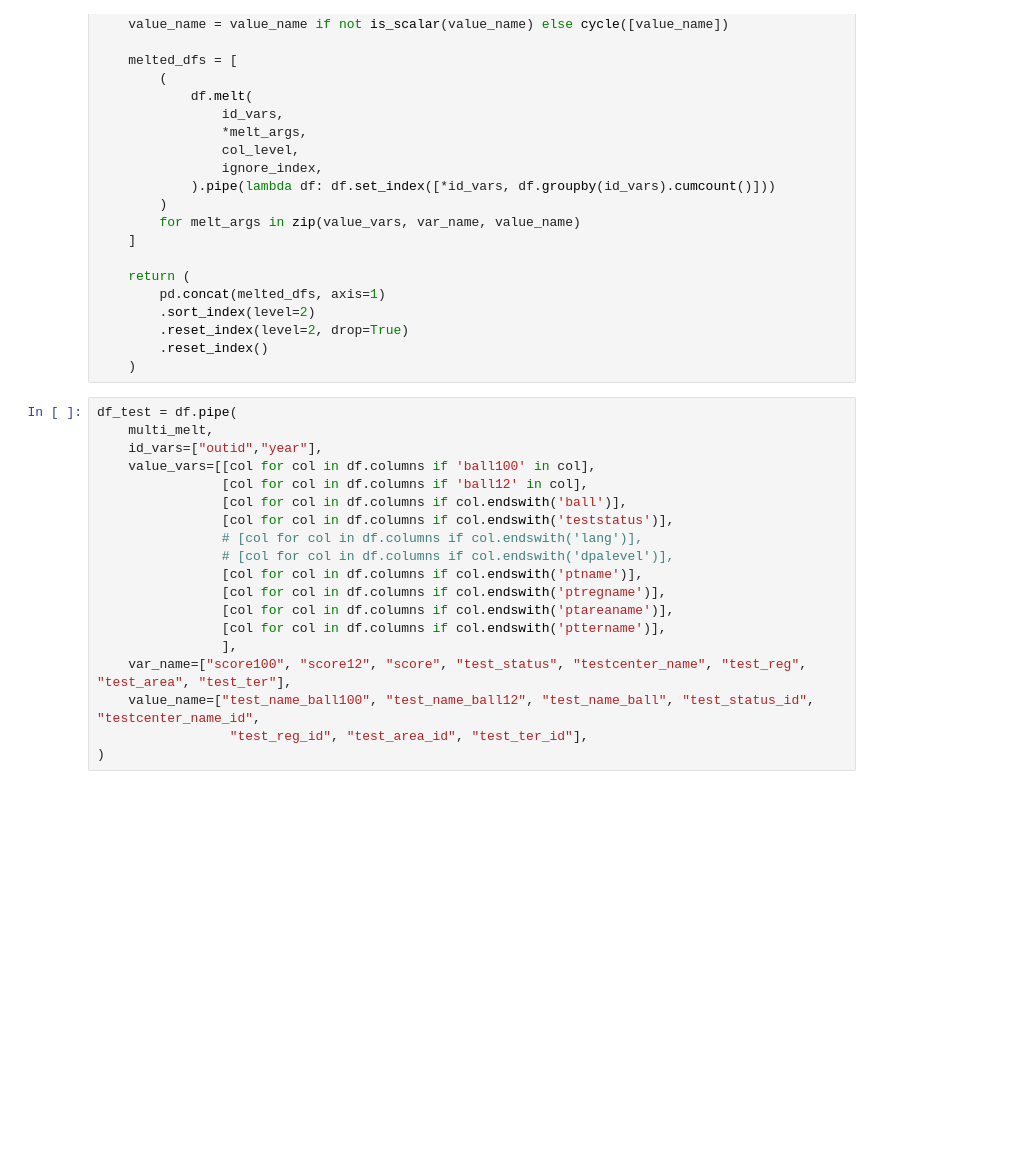
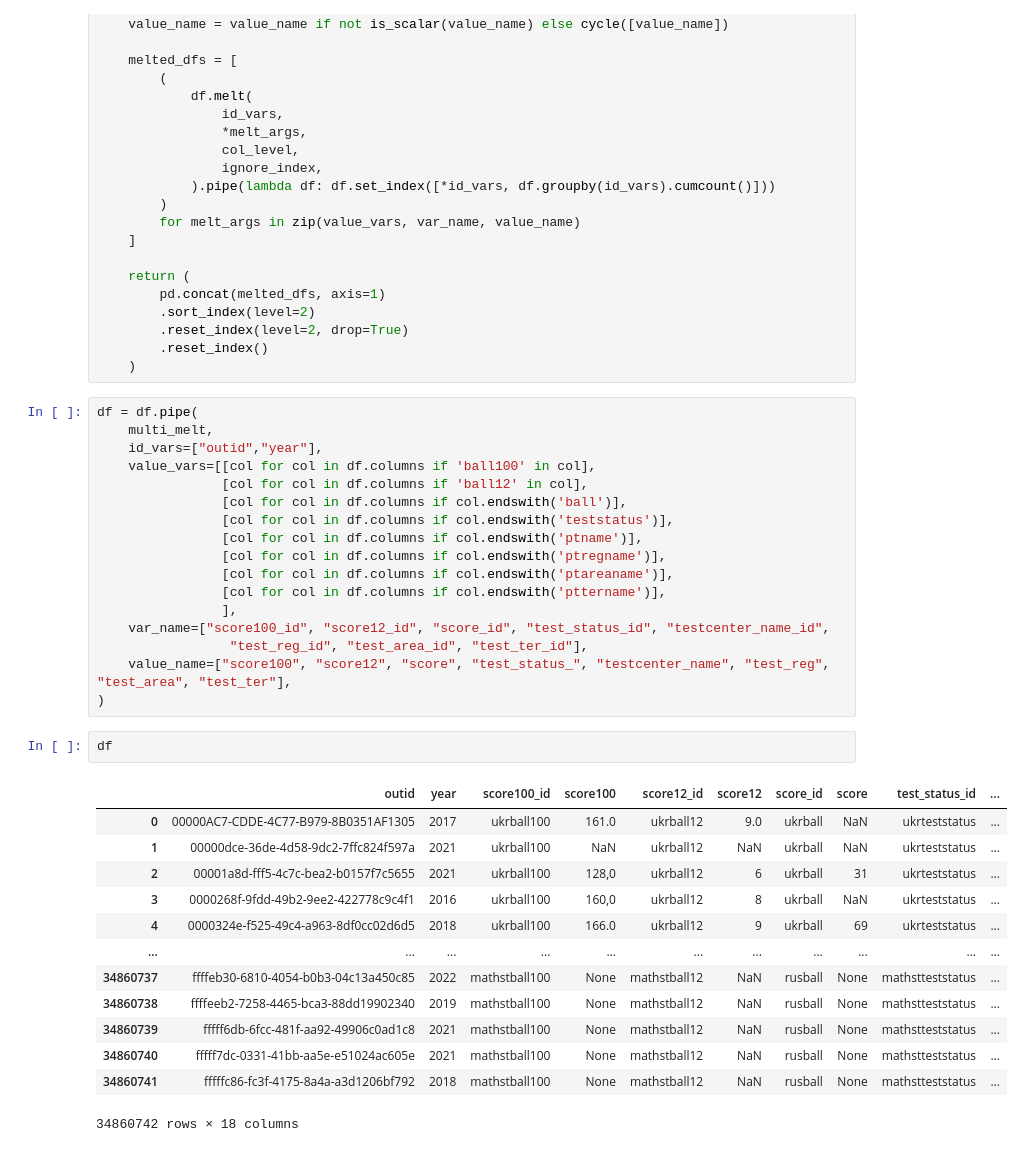
Before and after one commit to DataResponsibly/ZNO-Dataset, a Jupyter notebook: notebooks/tables_creation/Students_Take_Tests.ipynb, the cells around one changed output. Cells and saved outputs as stored; diff of their text form; blank space fills up the shorter version.

```diff
--- a/notebooks/tables_creation/Students_Take_Tests.ipynb
+++ b/notebooks/tables_creation/Students_Take_Tests.ipynb
@@ -200,22 +227,36 @@ def multi_melt(
         .reset_index()
     )
 # %%
-df_test = df.pipe(
+df = df.pipe(
     multi_melt,
     id_vars=["outid","year"],
     value_vars=[[col for col in df.columns if 'ball100' in col],
                 [col for col in df.columns if 'ball12' in col],
                 [col for col in df.columns if col.endswith('ball')],
                 [col for col in df.columns if col.endswith('teststatus')],
-                # [col for col in df.columns if col.endswith('lang')],
-                # [col for col in df.columns if col.endswith('dpalevel')],
                 [col for col in df.columns if col.endswith('ptname')],
                 [col for col in df.columns if col.endswith('ptregname')],
                 [col for col in df.columns if col.endswith('ptareaname')],
                 [col for col in df.columns if col.endswith('pttername')],
                 ],
-    var_name=["score100", "score12", "score", "test_status", "testcenter_name", "test_reg", "test_area", "test_ter"],
-    value_name=["test_name_ball100", "test_name_ball12", "test_name_ball", "test_status_id", "testcenter_name_id",
+    var_name=["score100_id", "score12_id", "score_id", "test_status_id", "testcenter_name_id",
                  "test_reg_id", "test_area_id", "test_ter_id"],
+    value_name=["score100", "score12", "score", "test_status_", "testcenter_name", "test_reg", "test_area", "test_ter"],
 )
+# %%
+df
+# %% [output]
+|  | outid | year | score100_id | score100 | score12_id | score12 | score_id | score | test_status_id | ... |
+| 0 | 00000AC7-CDDE-4C77-B979-8B0351AF1305 | 2017 | ukrball100 | 161.0 | ukrball12 | 9.0 | ukrball | NaN | ukrteststatus | ... |
+| 1 | 00000dce-36de-4d58-9dc2-7ffc824f597a | 2021 | ukrball100 | NaN | ukrball12 | NaN | ukrball | NaN | ukrteststatus | ... |
+| 2 | 00001a8d-fff5-4c7c-bea2-b0157f7c5655 | 2021 | ukrball100 | 128,0 | ukrball12 | 6 | ukrball | 31 | ukrteststatus | ... |
+| 3 | 0000268f-9fdd-49b2-9ee2-422778c9c4f1 | 2016 | ukrball100 | 160,0 | ukrball12 | 8 | ukrball | NaN | ukrteststatus | ... |
+| 4 | 0000324e-f525-49c4-a963-8df0cc02d6d5 | 2018 | ukrball100 | 166.0 | ukrball12 | 9 | ukrball | 69 | ukrteststatus | ... |
+| ... | ... | ... | ... | ... | ... | ... | ... | ... | ... | ... |
+| 34860737 | ffffeb30-6810-4054-b0b3-04c13a450c85 | 2022 | mathstball100 | None | mathstball12 | NaN | rusball | None | mathstteststatus | ... |
+| 34860738 | ffffeeb2-7258-4465-bca3-88dd19902340 | 2019 | mathstball100 | None | mathstball12 | NaN | rusball | None | mathstteststatus | ... |
+| 34860739 | fffff6db-6fcc-481f-aa92-49906c0ad1c8 | 2021 | mathstball100 | None | mathstball12 | NaN | rusball | None | mathstteststatus | ... |
+| 34860740 | fffff7dc-0331-41bb-aa5e-e51024ac605e | 2021 | mathstball100 | None | mathstball12 | NaN | rusball | None | mathstteststatus | ... |
+| 34860741 | fffffc86-fc3f-4175-8a4a-a3d1206bf792 | 2018 | mathstball100 | None | mathstball12 | NaN | rusball | None | mathstteststatus | ... |
+34860742 rows × 18 columns
 # %%
```
Also changed, not shown: parts of 39 cells of this notebook.
